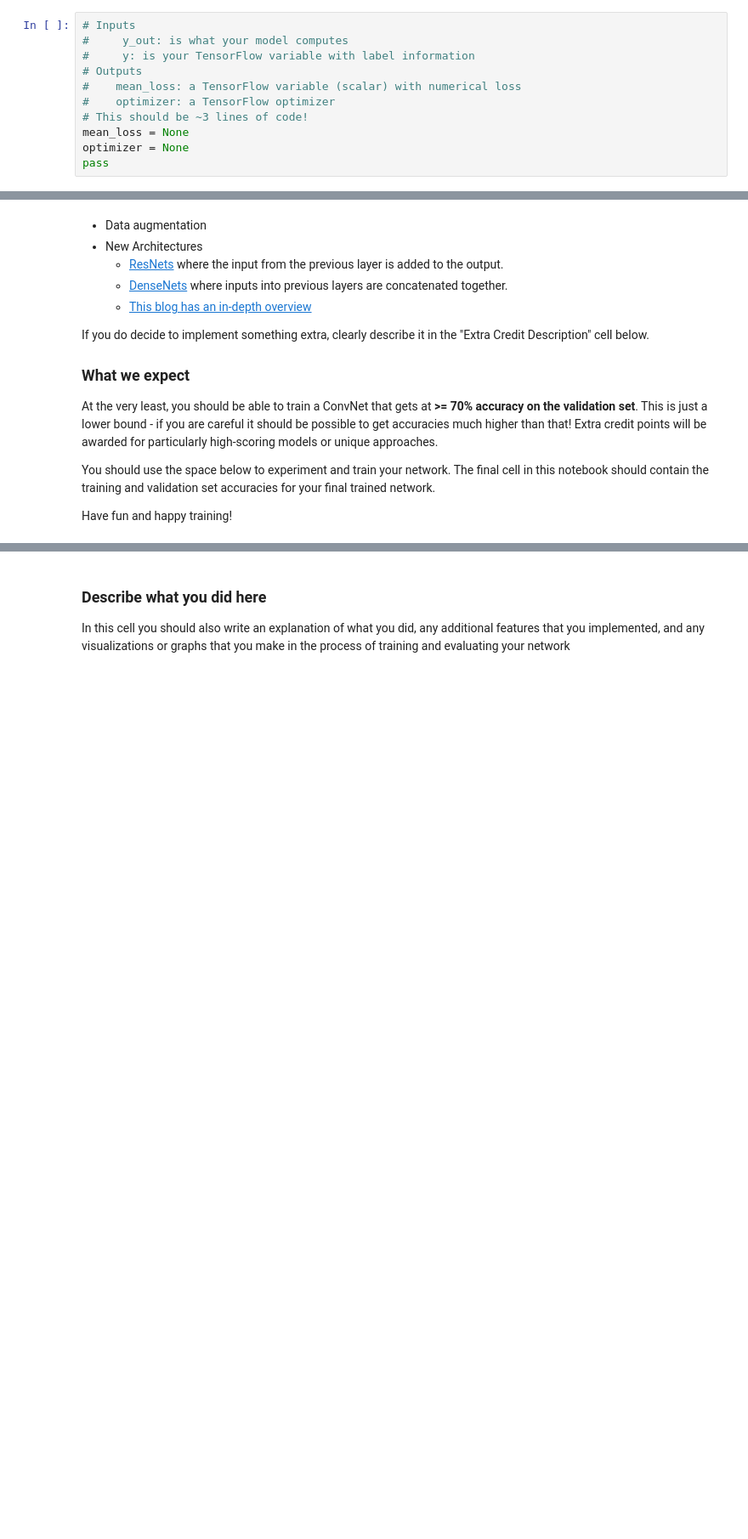
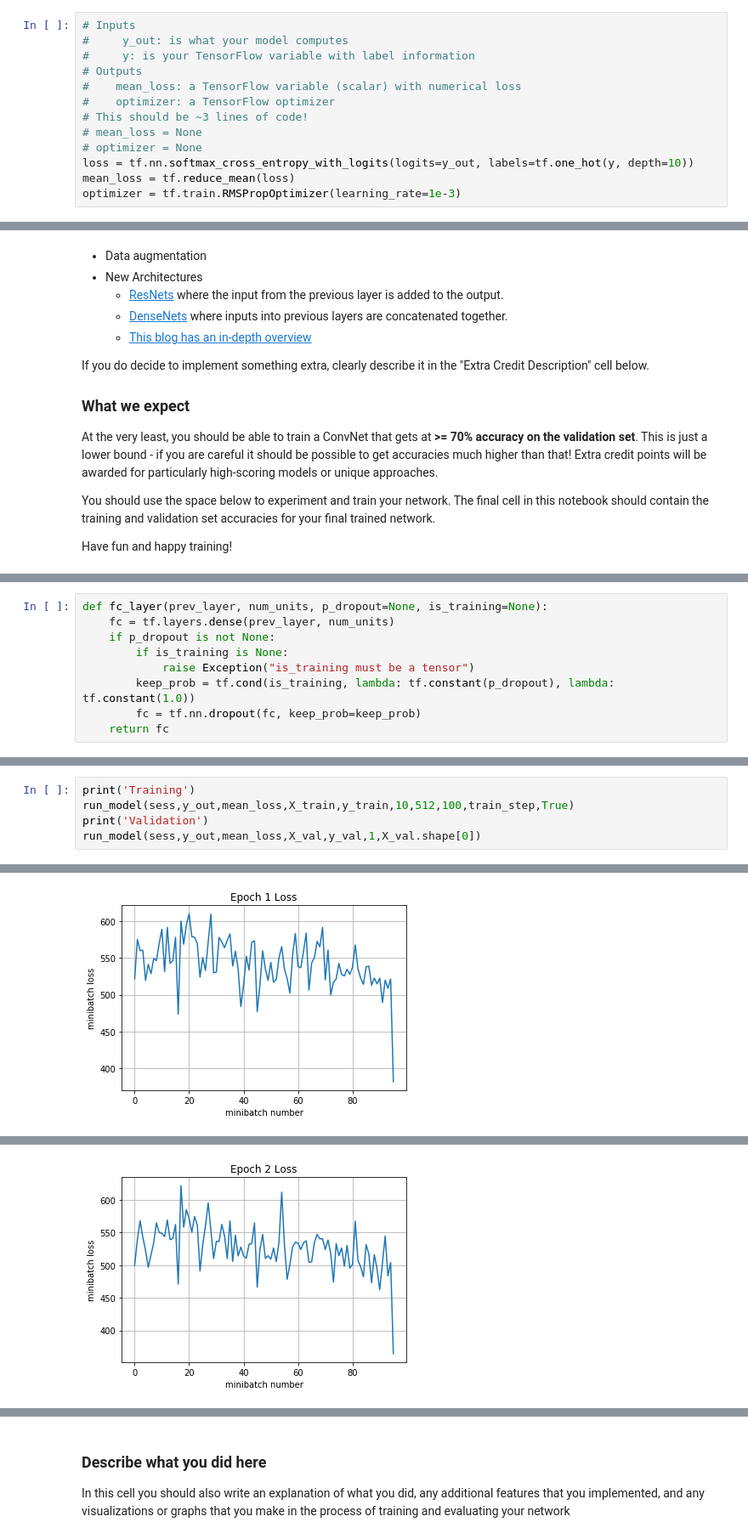
Before and after one commit to artbataev/cs231n, a Jupyter notebook: assignments2017/assignment2/5_TensorFlow.ipynb, the cells around one changed output, grey strips where cells are left out. Shown at 85% size. Cells and saved outputs as stored; diff of their text form; blank space fills up the shorter version.

Commit message:
Done Assignmnent 3.5 - Tensorflow. Achieved 81% on the val set, 80% on the test set.

```diff
--- a/assignments2017/assignment2/5_TensorFlow.ipynb
+++ b/assignments2017/assignment2/5_TensorFlow.ipynb
@@ -306,9 +363,11 @@ First, set up an **RMSprop optimizer** (using a 1e-3 learning rate) and a **cros
 #    mean_loss: a TensorFlow variable (scalar) with numerical loss
 #    optimizer: a TensorFlow optimizer
 # This should be ~3 lines of code!
-mean_loss = None
-optimizer = None
-pass
+# mean_loss = None
+# optimizer = None
+loss = tf.nn.softmax_cross_entropy_with_logits(logits=y_out, labels=tf.one_hot(y, depth=10))
+mean_loss = tf.reduce_mean(loss)
+optimizer = tf.train.RMSPropOptimizer(learning_rate=1e-3)
 # %%
 # batch normalization in tensorflow requires this extra dependency
 extra_update_ops = tf.get_collection(tf.GraphKeys.UPDATE_OPS)
@@ -379,0 +482,9 @@ Have fun and happy training!
+# %%
+def fc_layer(prev_layer, num_units, p_dropout=None, is_training=None):
+    fc = tf.layers.dense(prev_layer, num_units)
+    if p_dropout is not None:
+        if is_training is None:
+            raise Exception("is_training must be a tensor")
+        keep_prob = tf.cond(is_training, lambda: tf.constant(p_dropout), lambda: tf.constant(1.0))
+        fc = tf.nn.dropout(fc, keep_prob=keep_prob)
+    return fc
@@ -414,0 +595,6 @@ run_model(sess,y_out,mean_loss,X_val,y_val,1,64)
+# %%
+print('Training')
+run_model(sess,y_out,mean_loss,X_train,y_train,10,512,100,train_step,True)
+print('Validation')
+run_model(sess,y_out,mean_loss,X_val,y_val,1,X_val.shape[0])
+# %% [output]
@@ -414,0 +604 @@ run_model(sess,y_out,mean_loss,X_val,y_val,1,64)
+[figure, added]
@@ -414,0 +607 @@ run_model(sess,y_out,mean_loss,X_val,y_val,1,64)
+[figure, added]
```
Also changed, not shown: parts of 23 cells of this notebook.
